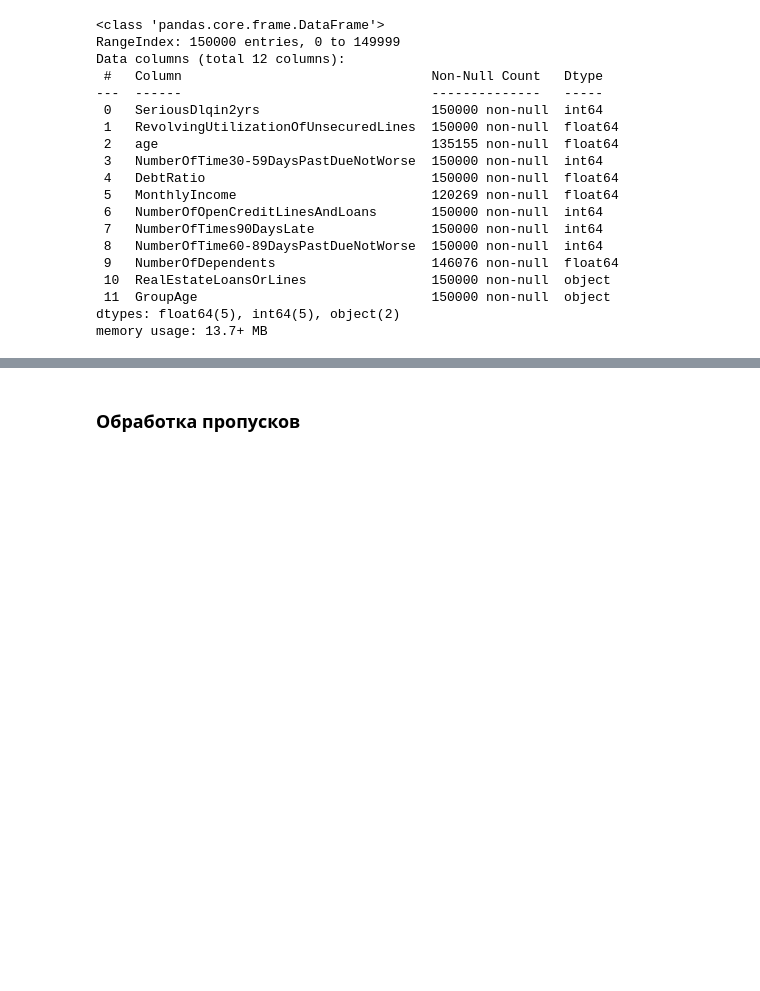
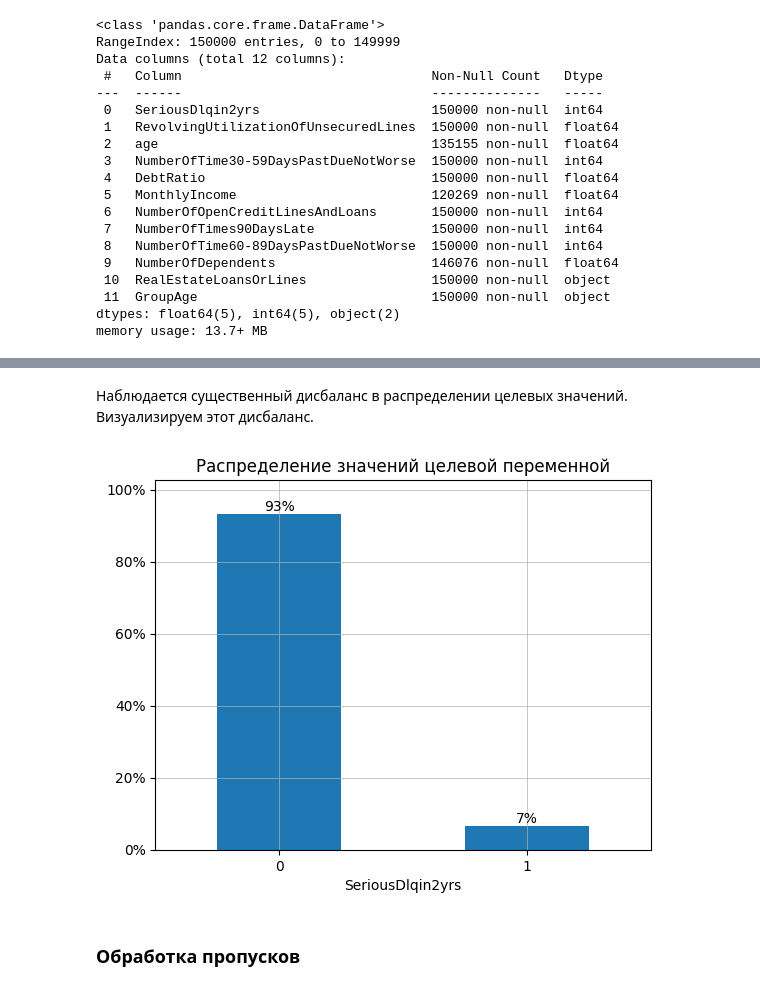
Before and after one commit to mikhpo/ds-for-non-ds, a Jupyter notebook: notebooks/credit_scoring.ipynb, the cells around one changed output, grey strips where cells are left out. Drawn from its saved outputs; the diff is of its cells as text; code cells hidden in the pictures; blank space fills up the shorter version.

```diff
--- a/notebooks/credit_scoring.ipynb
+++ b/notebooks/credit_scoring.ipynb
@@ -142,3 +184,17 @@ data.describe()
+# %% [markdown]
+Наблюдается существенный дисбаланс в распределении целевых значений. Визуализируем этот дисбаланс.
+# %%
+fig, ax = plt.subplots()
+ax = pivot_data["share"].plot(kind="bar")
+ax.grid(linewidth=0.5)
+ax.bar_label(ax.containers[0], fmt="{:.0%}")
+ax.yaxis.set_major_formatter(mtick.PercentFormatter(xmax=1.0))
+plt.title("Распределение значений целевой переменной")
+plt.xticks(rotation="horizontal")
+plt.margins(0.1, 0.1)
+plt.show()
+# %% [output]
+[figure, added]
 # %% [markdown]
 ### Обработка пропусков
 # %% [markdown]
```
Also changed, not shown: parts of 22 cells of this notebook.
